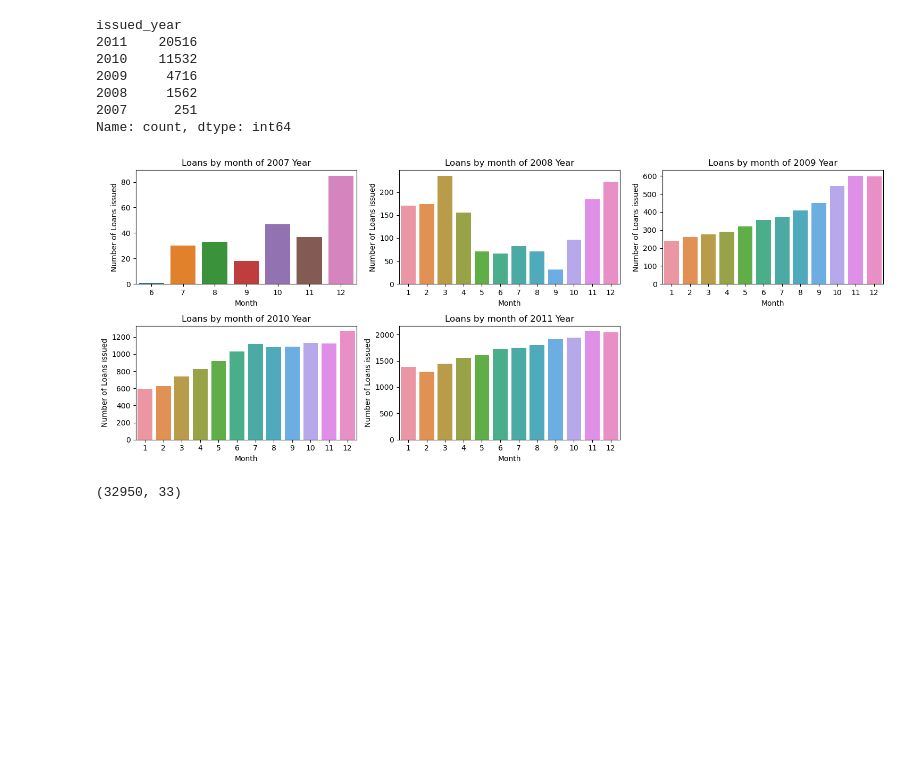
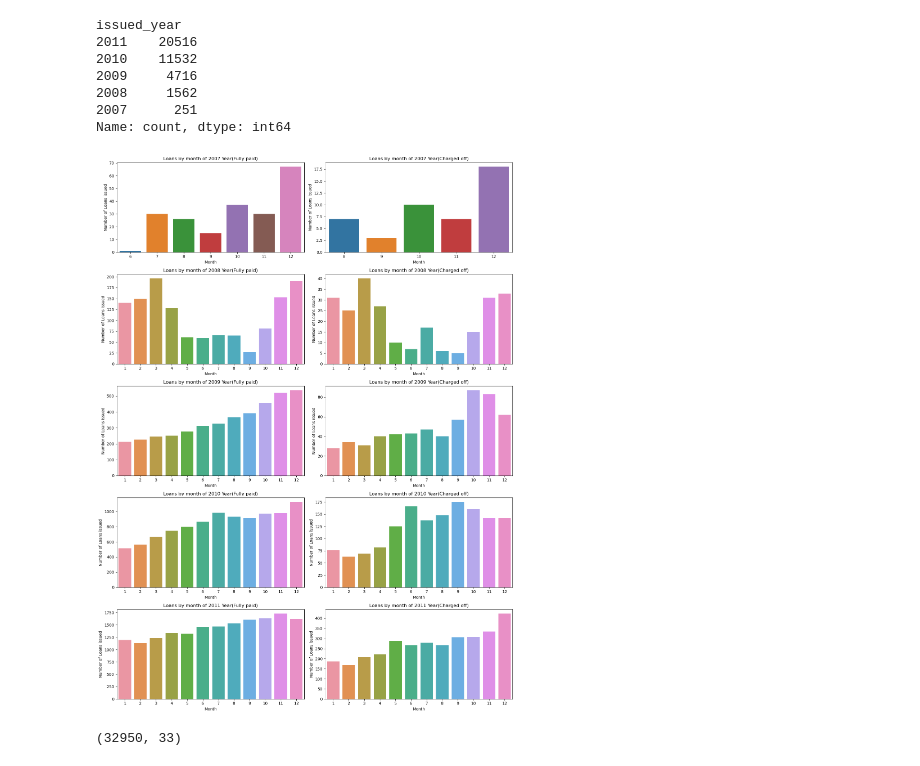
Before and after one commit to Rawoof821/LendingclubCaseStudy, a Jupyter notebook: Neha_Rawoof_LendingCaseStudy.ipynb, the cells around one changed output. Drawn from its saved outputs; the diff is of its cells as text; code cells hidden in the pictures; blank space fills up the shorter version.

```diff
--- a/Neha_Rawoof_LendingCaseStudy.ipynb
+++ b/Neha_Rawoof_LendingCaseStudy.ipynb
@@ -650,42 +689,72 @@ Name: count, dtype: int64
 loan_data = loan_data.drop(columns=['issue_d'])
 # %%
 # Plotting the graph for number of loans issued on every month of each year
-plt.figure(figsize=(15,6))
+plt.figure(figsize=(15,20))
 
-plt.subplot(2,3,1)
-sns.countplot(x="issued_month", data=loan_data[loan_data['issued_year']==2007])
-plt.title("Loans by month of 2007 Year")
+plt.subplot(5,2,1)
+sns.countplot(x="issued_month", data=loan_data[(loan_data['issued_year']==2007) & (loan_data['loan_status'] == "Fully Paid")])
+plt.title("Loans by month of 2007 Year(Fully paid)")
 plt.xlabel("Month")
 plt.ylabel("Number of Loans issued")
 
-plt.subplot(2,3,2)
-sns.countplot( x="issued_month", data=loan_data[loan_data['issued_year']==2008])
-plt.title("Loans by month of 2008 Year")
+plt.subplot(5,2,2)
+sns.countplot(x="issued_month", data=loan_data[(loan_data['issued_year']==2007) & (loan_data['loan_status'] == "Charged Off")])
+plt.title("Loans by month of 2007 Year(Charged off)")
 plt.xlabel("Month")
 plt.ylabel("Number of Loans issued")
 
-plt.subplot(2,3,3)
-sns.countplot( x="issued_month", data=loan_data[loan_data['issued_year']==2009])
-plt.title("Loans by month of 2009 Year")
+plt.subplot(5,2,3)
+sns.countplot(x="issued_month", data=loan_data[(loan_data['issued_year']==2008) & (loan_data['loan_status'] == "Fully Paid")])
+plt.title("Loans by month of 2008 Year(Fully paid)")
 plt.xlabel("Month")
 plt.ylabel("Number of Loans issued")
 
-plt.subplot(2,3,4)
-sns.countplot( x="issued_month", data=loan_data[loan_data['issued_year']==2010])
-plt.title("Loans by month of 2010 Year")
+plt.subplot(5,2,4)
+sns.countplot(x="issued_month", data=loan_data[(loan_data['issued_year']==2008) & (loan_data['loan_status'] == "Charged Off")])
+plt.title("Loans by month of 2008 Year(Charged off)")
 plt.xlabel("Month")
 plt.ylabel("Number of Loans issued")
 
-plt.subplot(2,3,5)
-sns.countplot( x="issued_month", data=loan_data[loan_data['issued_year']==2011])
-plt.title("Loans by month of 2011 Year")
+plt.subplot(5,2,5)
+sns.countplot(x="issued_month", data=loan_data[(loan_data['issued_year']==2009) & (loan_data['loan_status'] == "Fully Paid")])
+plt.title("Loans by month of 2009 Year(Fully paid)")
+plt.xlabel("Month")
+plt.ylabel("Number of Loans issued")
+
+plt.subplot(5,2,6)
+sns.countplot(x="issued_month", data=loan_data[(loan_data['issued_year']==2009) & (loan_data['loan_status'] == "Charged Off")])
+plt.title("Loans by month of 2009 Year(Charged off)")
+plt.xlabel("Month")
+plt.ylabel("Number of Loans issued")
+
+plt.subplot(5,2,7)
+sns.countplot(x="issued_month", data=loan_data[(loan_data['issued_year']==2010) & (loan_data['loan_status'] == "Fully Paid")])
+plt.title("Loans by month of 2010 Year(Fully paid)")
+plt.xlabel("Month")
+plt.ylabel("Number of Loans issued")
+
+plt.subplot(5,2,8)
+sns.countplot(x="issued_month", data=loan_data[(loan_data['issued_year']==2010) & (loan_data['loan_status'] == "Charged Off")])
+plt.title("Loans by month of 2010 Year(Charged off)")
+plt.xlabel("Month")
+plt.ylabel("Number of Loans issued")
+
+plt.subplot(5,2,9)
+sns.countplot(x="issued_month", data=loan_data[(loan_data['issued_year']==2011) & (loan_data['loan_status'] == "Fully Paid")])
+plt.title("Loans by month of 2011 Year(Fully paid)")
+plt.xlabel("Month")
+plt.ylabel("Number of Loans issued")
+
+plt.subplot(5,2,10)
+sns.countplot(x="issued_month", data=loan_data[(loan_data['issued_year']==2011) & (loan_data['loan_status'] == "Charged Off")])
+plt.title("Loans by month of 2011 Year(Charged off)")
 plt.xlabel("Month")
 plt.ylabel("Number of Loans issued")
 
 plt.tight_layout()
 plt.show()
 # %% [output]
-[figure, old version]
+[figure, new version]
 # %%
 # Conclusion from above graphs
 # 1. Most of the loans were disbursed at the end of year in the months of October,November and December that is in the holiday season.
```
Also changed, not shown: parts of 21 cells of this notebook.
